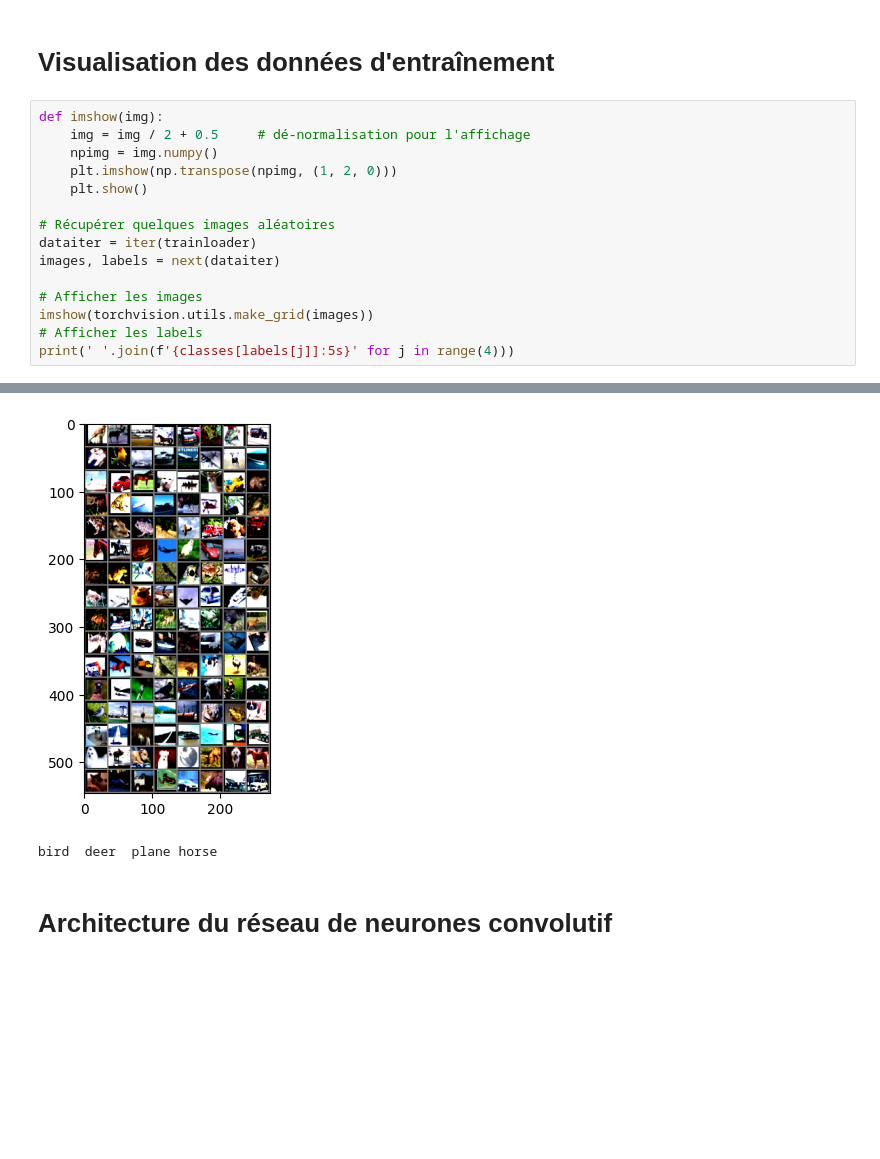
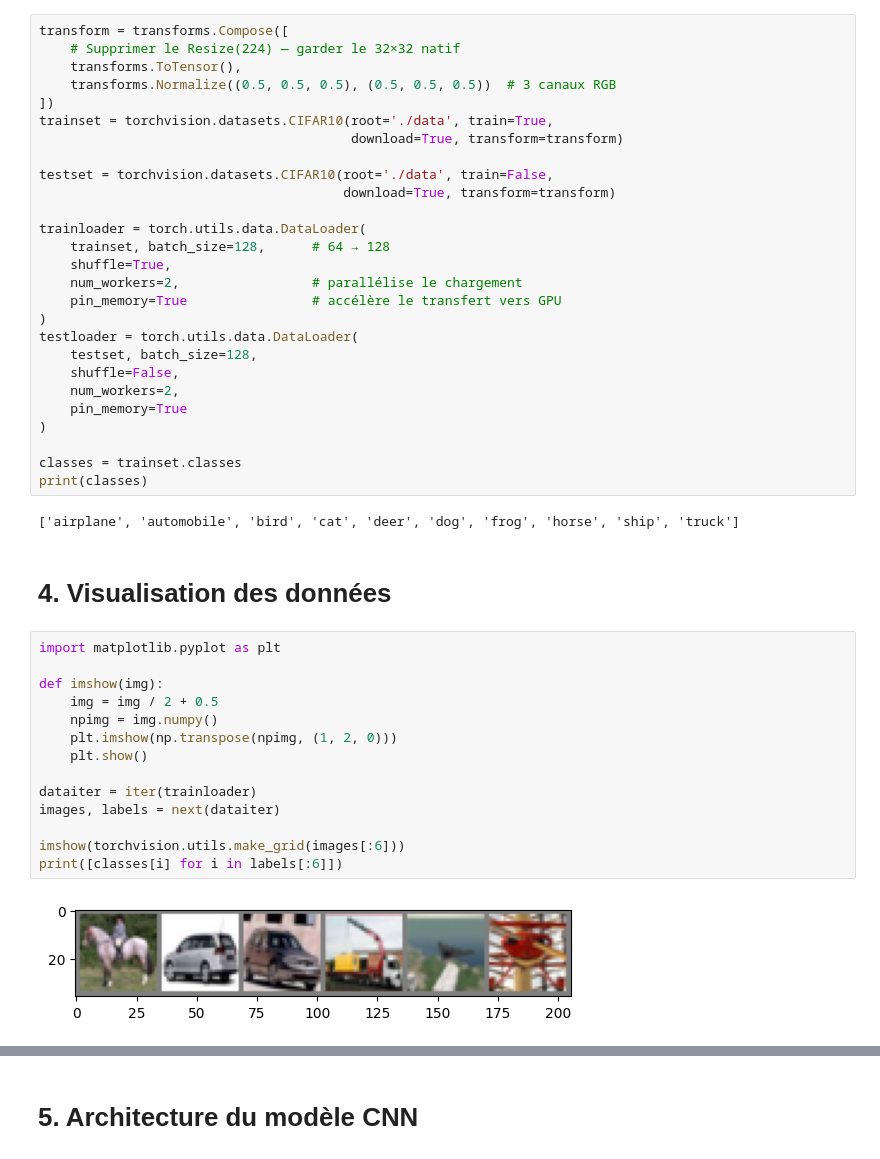
Before and after one commit to BADIAMOHAMEDAYMANE/Animal-Classification, a Jupyter notebook: ImageClassification.ipynb, the cells around one changed output, grey strips where cells are left out. Drawn from its saved outputs; the diff is of its cells as text; blank space fills up the shorter version.

Commit message:
The initial version of the classification image project

```diff
--- a/ImageClassification.ipynb
+++ b/ImageClassification.ipynb
@@ -49,18 +37,47 @@ Train : 50000 images | Test : 10000 images
+# %%
+transform = transforms.Compose([
+    # Supprimer le Resize(224) — garder le 32×32 natif
+    transforms.ToTensor(),
+    transforms.Normalize((0.5, 0.5, 0.5), (0.5, 0.5, 0.5))  # 3 canaux RGB
+])
+trainset = torchvision.datasets.CIFAR10(root='./data', train=True,
+                                        download=True, transform=transform)
+
+testset = torchvision.datasets.CIFAR10(root='./data', train=False,
+                                       download=True, transform=transform)
+
+trainloader = torch.utils.data.DataLoader(
+    trainset, batch_size=128,      # 64 → 128
+    shuffle=True,
+    num_workers=2,                 # parallélise le chargement
+    pin_memory=True                # accélère le transfert vers GPU
+)
+testloader = torch.utils.data.DataLoader(
+    testset, batch_size=128,
+    shuffle=False,
+    num_workers=2,
+    pin_memory=True
+)
+
+classes = trainset.classes
+print(classes)
+# %% [output]
+['airplane', 'automobile', 'bird', 'cat', 'deer', 'dog', 'frog', 'horse', 'ship', 'truck']
 # %% [markdown]
-# **Visualisation des données d'entraînement**
+# **4. Visualisation des données**
 # %%
+import matplotlib.pyplot as plt
+
 def imshow(img):
-    img = img / 2 + 0.5     # dé-normalisation pour l'affichage
+    img = img / 2 + 0.5
     npimg = img.numpy()
     plt.imshow(np.transpose(npimg, (1, 2, 0)))
     plt.show()
 
-# Récupérer quelques images aléatoires
 dataiter = iter(trainloader)
 images, labels = next(dataiter)
 
-# Afficher les images
-imshow(torchvision.utils.make_grid(images))
-# Afficher les labels
-print(' '.join(f'{classes[labels[j]]:5s}' for j in range(4)))
+imshow(torchvision.utils.make_grid(images[:6]))
+print([classes[i] for i in labels[:6]])
 # %% [output]
+[figure, new version]
@@ -68,5 +85,3 @@ WARNING:matplotlib.image:Clipping input data to the valid range for imshow with
-[figure, old version]
-bird  deer  plane horse
 # %% [markdown]
-# **Architecture du réseau de neurones convolutif**
+# **5. Architecture du modèle CNN**
 # %%
```
Also changed, not shown: parts of 28 cells of this notebook.
